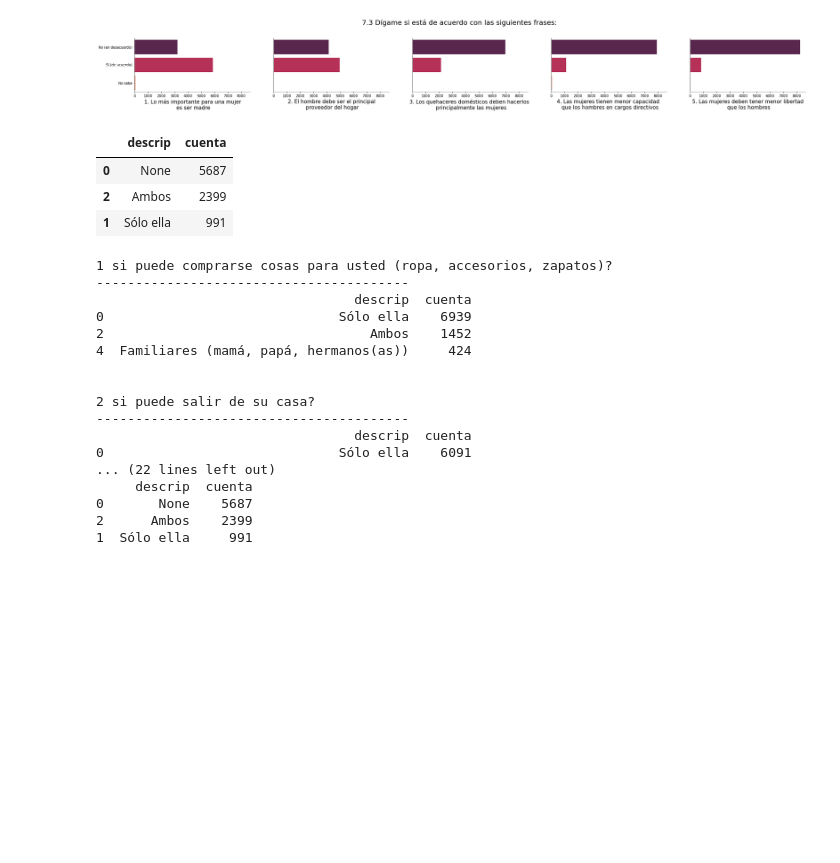
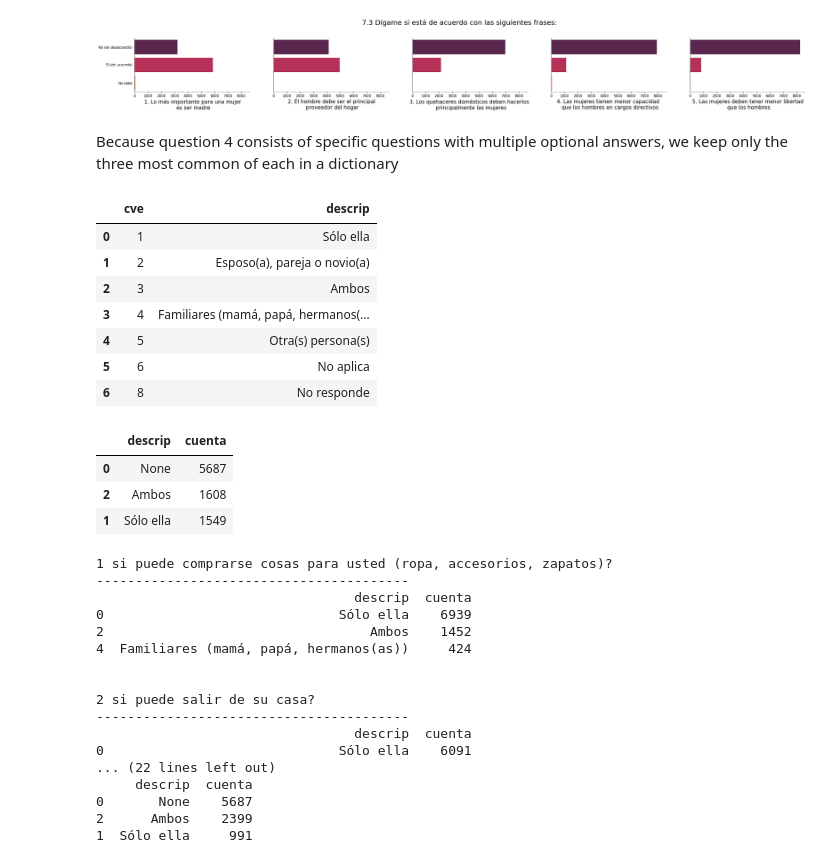
Before and after one commit to DiegoSalado/Proyect-INEGI-Analysis-Discrimination, a Jupyter notebook: Notebooks/Análisis_exploratotioo.ipynb, the cells around one changed output. Cells and saved outputs as stored; diff of their text form; code cells hidden in the pictures; blank space fills up the shorter version.

```diff
--- a/Notebooks/Análisis_exploratotioo.ipynb
+++ b/Notebooks/Análisis_exploratotioo.ipynb
@@ -156,4 +169,19 @@ plt.savefig('/DIEGO/Documents/CODIGO/Discriminación en mujeres/Gráficas/pregun
 # %% [output]
 <Figure size 7200x50400 with 0 Axes>
 [figure]
+# %% [markdown]
+Because question 4 consists of specific questions with multiple optional answers, we keep only the three most common of each in a dictionary
+# %%
+#posible answers
+diccionario_pm_7_4='SELECT * FROM pm7_4'
+pd.read_sql(diccionario_pm_7_4,connection)
+# %% [output]
+|  | cve | descrip |
+| 0 | 1 | Sólo ella |
+| 1 | 2 | Esposo(a), pareja o novio(a) |
+| 2 | 3 | Ambos |
+| 3 | 4 | Familiares (mamá, papá, hermanos(... |
+| 4 | 5 | Otra(s) persona(s) |
+| 5 | 6 | No aplica |
+| 6 | 8 | No responde |
 # %%
@@ -178,11 +208,11 @@ for query in value_counts_pm7_4:
     value_counts_pm7_4_plot=value_counts_pm7_4_plot.sort_values('cuenta', ascending=False)
     tables_7_4[preguntas7_4[i]]=value_counts_pm7_4_plot.head(n=3)
     i+=1
-# %%
-tables_7_4['5 cuántos hijos tener?']
-# %% [output]
-|  | descrip | cuenta |
-| 0 | None | 5687 |
-| 2 | Ambos | 2399 |
-| 1 | Sólo ella | 991 |
+# %%
+tables_7_4['4 si usa métodos anticonceptivos?']
+# %% [output]
+|  | descrip | cuenta |
+| 0 | None | 5687 |
+| 2 | Ambos | 1608 |
+| 1 | Sólo ella | 1549 |
 # %%
```
Also changed, not shown: parts of 19 cells of this notebook, 2 other files.
